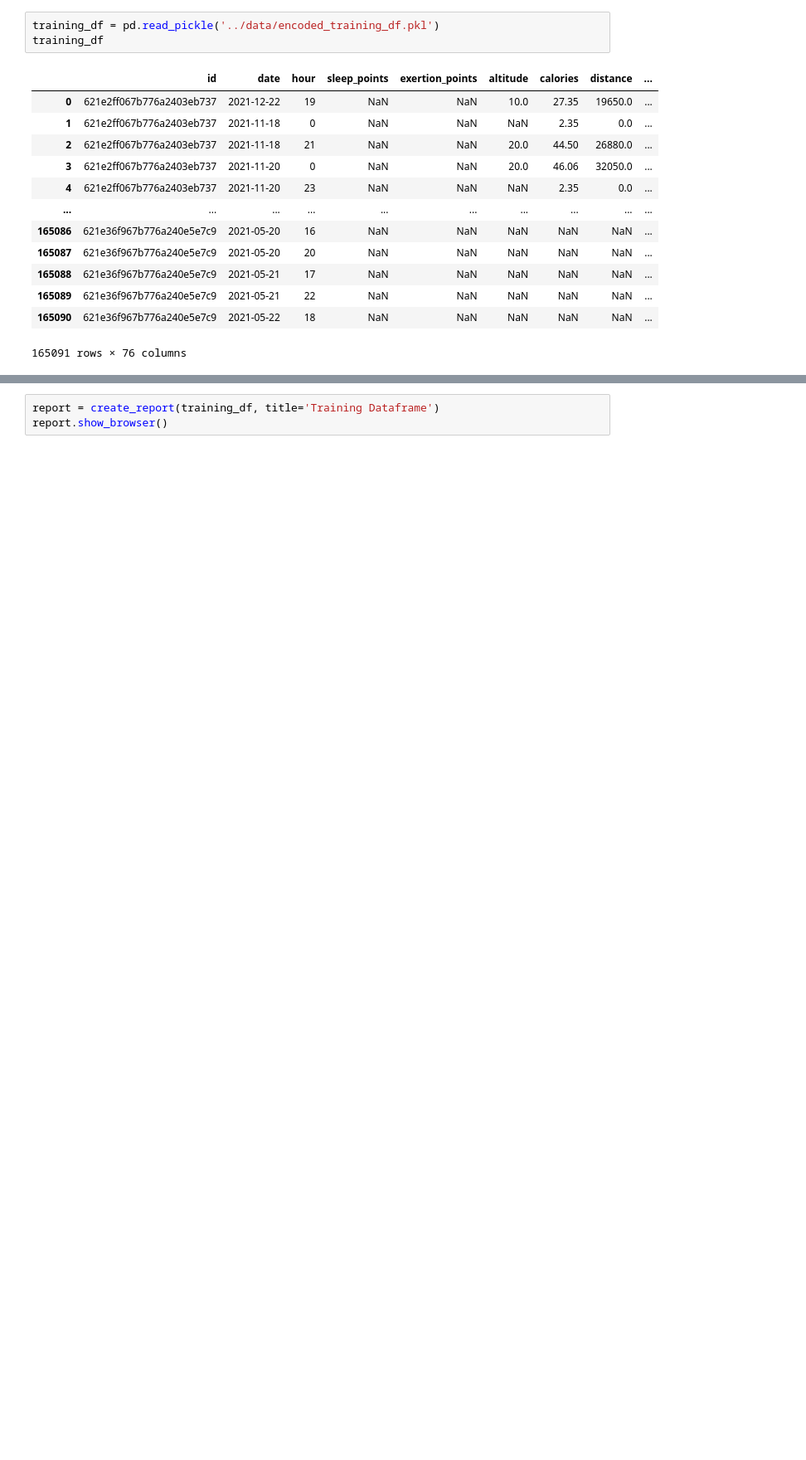
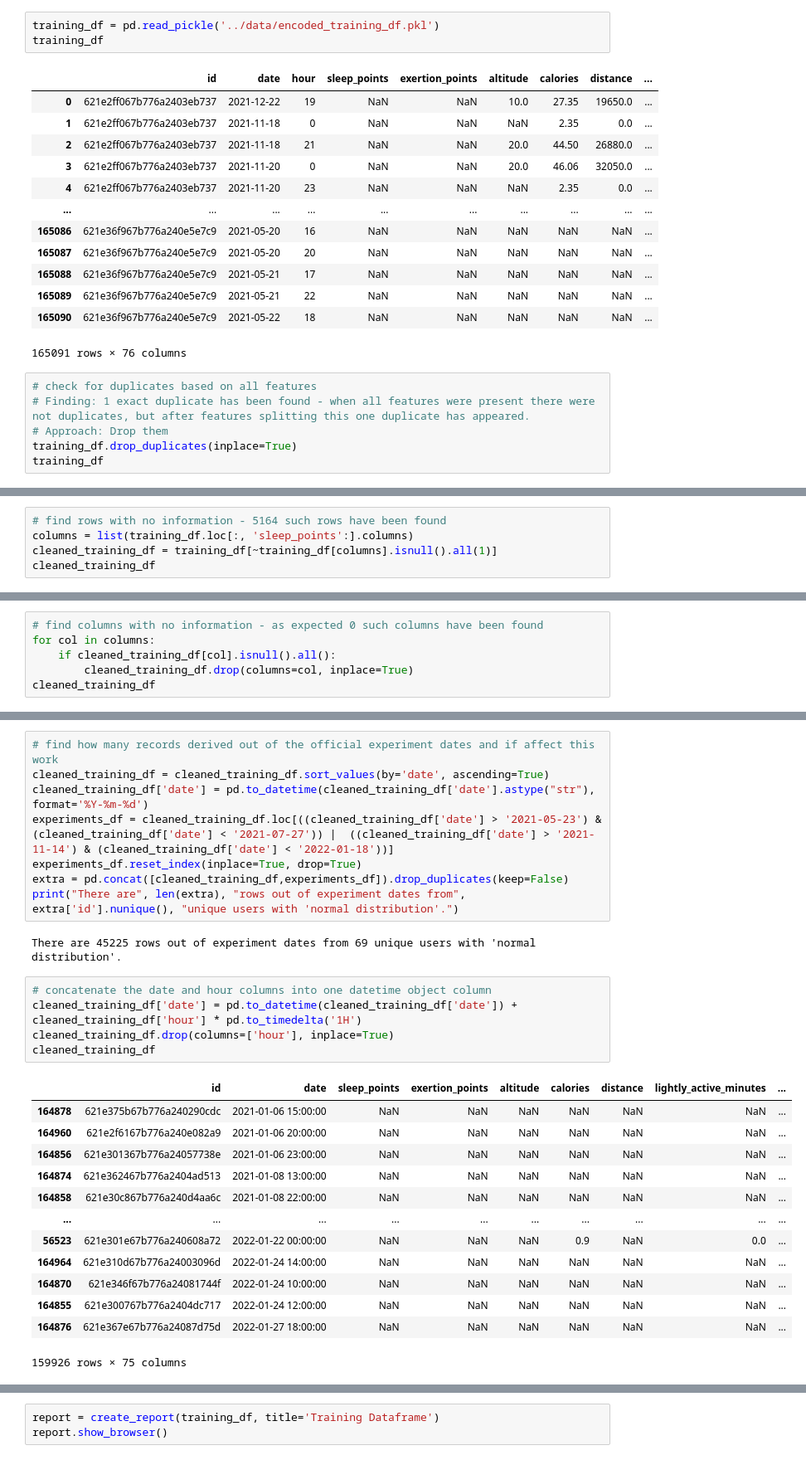
Before and after one commit to eparascho/LLMs-for-explanations, a Jupyter notebook: preprocessing/training_set_preprocessing.ipynb, the cells around one changed output, grey strips where cells are left out. Shown at 83% size. Drawn from its saved outputs; the diff is of its cells as text; blank space fills up the shorter version.

Commit message:
training set preprocessing: 4 first steps

```diff
--- a/preprocessing/training_set_preprocessing.ipynb
+++ b/preprocessing/training_set_preprocessing.ipynb
@@ -152,3 +160,9 @@ training_df
 | 165089 | 621e36f967b776a240e5e7c9 | 2021-05-21 | 22 | NaN | NaN | NaN | NaN | NaN | ... |
 | 165090 | 621e36f967b776a240e5e7c9 | 2021-05-22 | 18 | NaN | NaN | NaN | NaN | NaN | ... |
 165091 rows × 76 columns
+# %%
+# check for duplicates based on all features
+# Finding: 1 exact duplicate has been found - when all features were present there were not duplicates, but after features splitting this one duplicate has appeared.
+# Approach: Drop them
+training_df.drop_duplicates(inplace=True)
+training_df
@@ -154,0 +188,5 @@ training_df
+# %%
+# find rows with no information - 5164 such rows have been found
+columns = list(training_df.loc[:, 'sleep_points':].columns)
+cleaned_training_df = training_df[~training_df[columns].isnull().all(1)]
+cleaned_training_df
@@ -154,0 +207,6 @@ training_df
+# %%
+# find columns with no information - as expected 0 such columns have been found
+for col in columns:
+    if cleaned_training_df[col].isnull().all():
+        cleaned_training_df.drop(columns=col, inplace=True)
+cleaned_training_df
@@ -154,0 +227,29 @@ training_df
+# %%
+# find how many records derived out of the official experiment dates and if affect this work
+cleaned_training_df = cleaned_training_df.sort_values(by='date', ascending=True)
+cleaned_training_df['date'] = pd.to_datetime(cleaned_training_df['date'].astype("str"), format='%Y-%m-%d')
+experiments_df = cleaned_training_df.loc[((cleaned_training_df['date'] > '2021-05-23') & (cleaned_training_df['date'] < '2021-07-27')) |  ((cleaned_training_df['date'] > '2021-11-14') & (cleaned_training_df['date'] < '2022-01-18'))]
+experiments_df.reset_index(inplace=True, drop=True)
+extra = pd.concat([cleaned_training_df,experiments_df]).drop_duplicates(keep=False)
+print("There are", len(extra), "rows out of experiment dates from", extra['id'].nunique(), "unique users with 'normal distribution'.")
+# %% [output]
+There are 45225 rows out of experiment dates from 69 unique users with 'normal distribution'.
+# %%
+# concatenate the date and hour columns into one datetime object column
+cleaned_training_df['date'] = pd.to_datetime(cleaned_training_df['date']) + cleaned_training_df['hour'] * pd.to_timedelta('1H')
+cleaned_training_df.drop(columns=['hour'], inplace=True)
+cleaned_training_df
+# %% [output]
+|  | id | date | sleep_points | exertion_points | altitude | calories | distance | lightly_active_minutes | ... |
+| 164878 | 621e375b67b776a240290cdc | 2021-01-06 15:00:00 | NaN | NaN | NaN | NaN | NaN | NaN | ... |
+| 164960 | 621e2f6167b776a240e082a9 | 2021-01-06 20:00:00 | NaN | NaN | NaN | NaN | NaN | NaN | ... |
+| 164856 | 621e301367b776a24057738e | 2021-01-06 23:00:00 | NaN | NaN | NaN | NaN | NaN | NaN | ... |
+| 164874 | 621e362467b776a2404ad513 | 2021-01-08 13:00:00 | NaN | NaN | NaN | NaN | NaN | NaN | ... |
+| 164858 | 621e30c867b776a240d4aa6c | 2021-01-08 22:00:00 | NaN | NaN | NaN | NaN | NaN | NaN | ... |
+| ... | ... | ... | ... | ... | ... | ... | ... | ... | ... |
+| 56523 | 621e301e67b776a240608a72 | 2022-01-22 00:00:00 | NaN | NaN | NaN | 0.9 | NaN | 0.0 | ... |
+| 164964 | 621e310d67b776a24003096d | 2022-01-24 14:00:00 | NaN | NaN | NaN | NaN | NaN | NaN | ... |
+| 164870 | 621e346f67b776a24081744f | 2022-01-24 10:00:00 | NaN | NaN | NaN | NaN | NaN | NaN | ... |
+| 164855 | 621e300767b776a2404dc717 | 2022-01-24 12:00:00 | NaN | NaN | NaN | NaN | NaN | NaN | ... |
+| 164876 | 621e367e67b776a24087d75d | 2022-01-27 18:00:00 | NaN | NaN | NaN | NaN | NaN | NaN | ... |
+159926 rows × 75 columns
```
Also changed, not shown: parts of 20 cells of this notebook, 2 other files.
